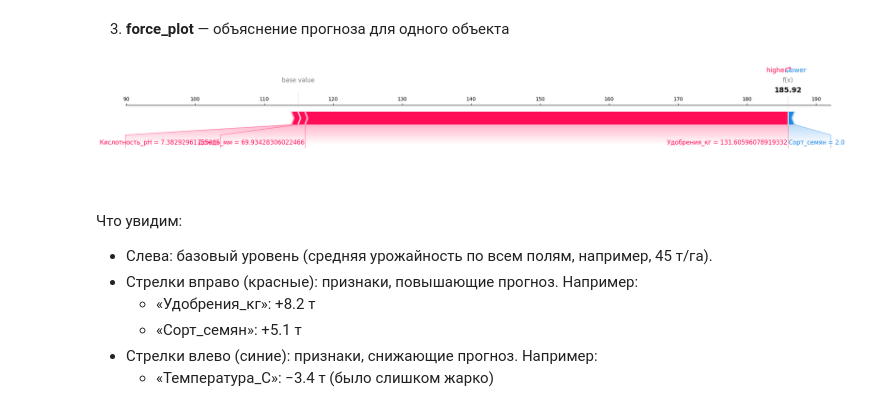
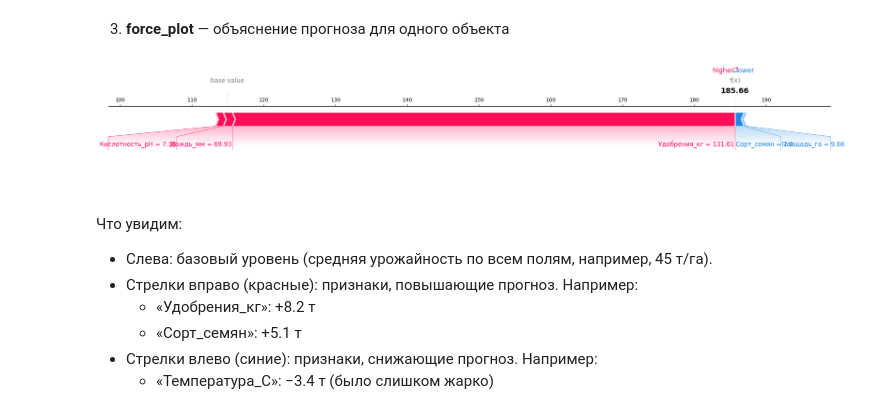
Before and after one commit to Grashch/Kaggle_tasks, a Jupyter notebook: SHAP_Values.ipynb, the cells around one changed output. Drawn from its saved outputs; the diff is of its cells as text; code cells hidden in the pictures.

```diff
--- a/SHAP_Values.ipynb
+++ b/SHAP_Values.ipynb
@@ -118,19 +118,19 @@ plt.show()
 # %%
 # Выбираем первый объект из тестовой выборки
 data_for_prediction = X.iloc[0:1]
-shap_values_single = explainer.shap_values(data_for_prediction).round(0)
-
+shap_values_single = explainer.shap_values(data_for_prediction)
+data_for_prediction = data_for_prediction.round(2)
 
 shap.force_plot(
     expected_value,
     shap_values_single,
     data_for_prediction,
     matplotlib=True,
     figsize=(25, 3)
 )
 plt.show()
 # %% [output]
-[figure, old version]
+[figure, new version]
 # %% [markdown]
 Что увидим:
 *   Слева: базовый уровень (средняя урожайность по всем полям, например, 45 т/га).
```
